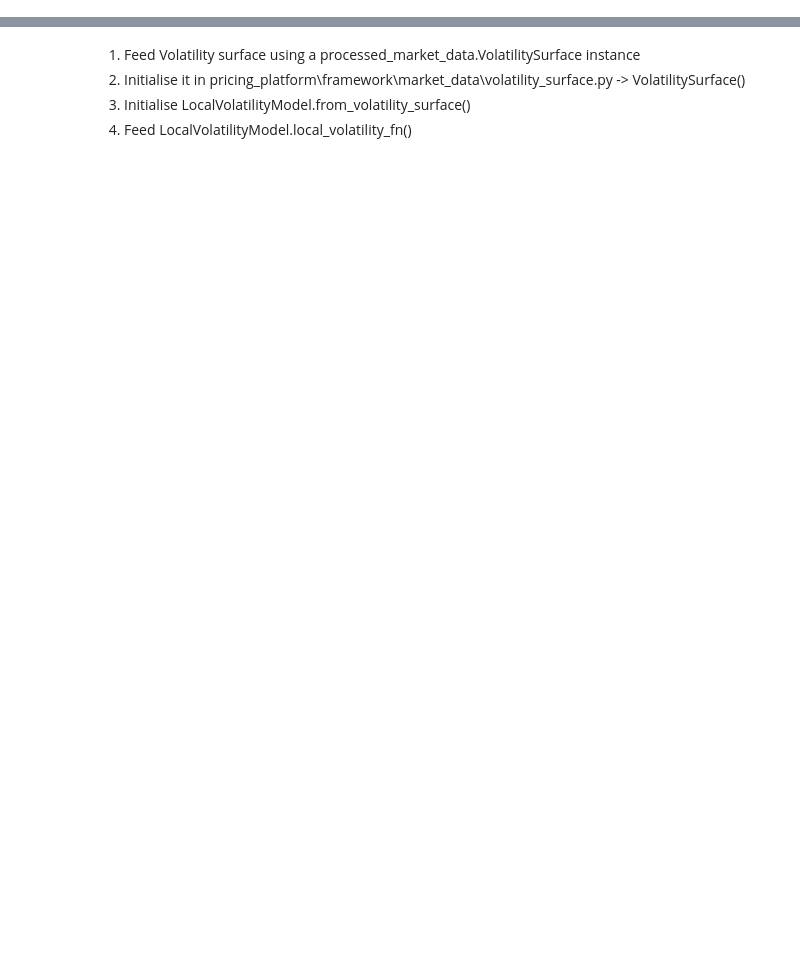
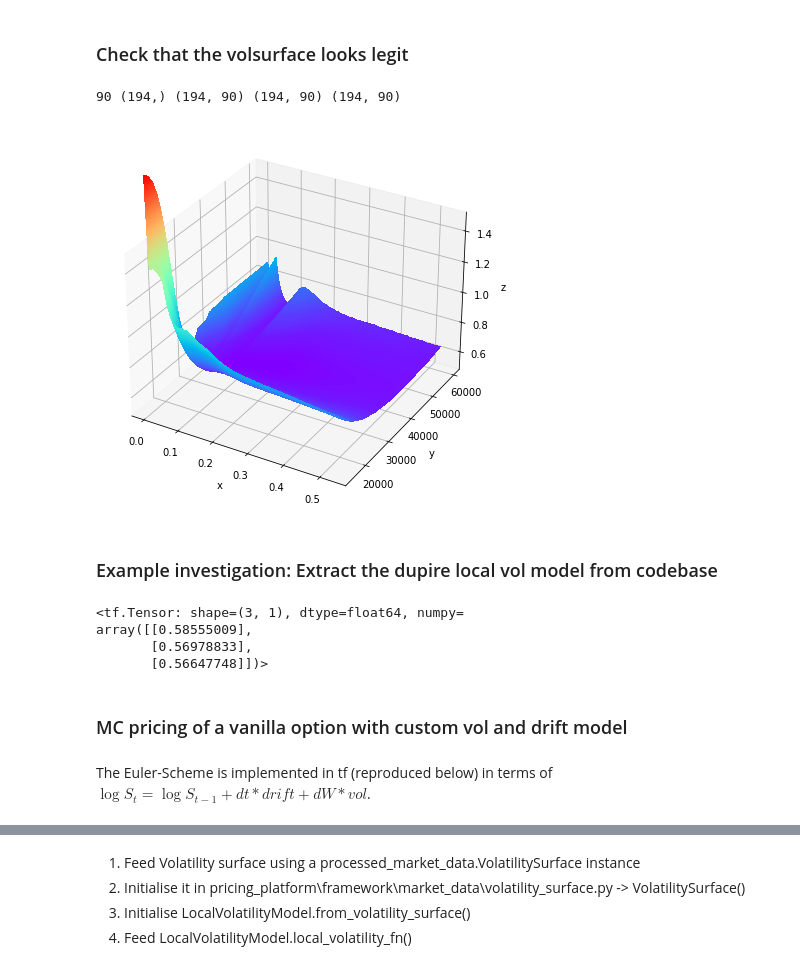
Before and after one commit to stocktiger/tf-quant-finance, a Jupyter notebook: tf_quant_finance/examples/jupyter_notebooks/!Testing.ipynb, the cells around one changed output, grey strips where cells are left out. Cells and saved outputs as stored; diff of their text form; code cells hidden in the pictures; blank space fills up the shorter version.

Commit message:
Upload the example testing notebook

```diff
--- a/tf_quant_finance/examples/jupyter_notebooks/!Testing.ipynb
+++ b/tf_quant_finance/examples/jupyter_notebooks/!Testing.ipynb
@@ -169,0 +197,22 @@ TypeError: local_volatility_fn() takes 1 positional argument but 3 were given
+# %% [markdown]
+### Check that the volsurface looks legit
+# %%
+import plotly.graph_objects as go
+t = expiry_times.numpy().reshape(-1)
+zz = input_vols.reshape((-1, len(S)))
+xx, yy = np.meshgrid(S, t)
+
+plt.figure(figsize=(8,7))
+ax = plt.axes(projection='3d')
+print(len(S), t.shape, xx.shape, yy.shape, zz.shape)
+ax.contourf3D(yy, xx, zz, 300, cmap='rainbow')
+ax.set_xlabel('x')
+ax.set_ylabel('y')
+ax.set_zlabel('z')
+ax.set_zlim(0.5, 1.5)
+plt.show()
+# %% [output]
+90 (194,) (194, 90) (194, 90) (194, 90)
+[figure, added]
+# %% [markdown]
+### Example investigation: Extract the dupire local vol model from codebase
@@ -169,0 +252,33 @@ TypeError: local_volatility_fn() takes 1 positional argument but 3 were given
+# %%
+from tf_quant_finance.experimental.local_volatility import local_volatility_model
+
+dupire_local_volatility = local_volatility_model._dupire_local_volatility_iv
+
+# Query specific times and spots
+# if times.shape > spots.shape => ERROR (?)
+times = tf.convert_to_tensor([1/12], dtype=tf.float64)
+spots = tf.reshape(tf.convert_to_tensor([30000, 32000, 33000], dtype=tf.float64), [-1, 1])
+
+# Should remain constant
+initial_spot = tf.constant([[31600]], dtype=tf.float64)
+discount_factor_fn = lambda t: tf.math.exp(-0 * t)
+dividend_yield = [0.]
+
+# Looks like all the spot/strike inputs in non-log terms
+# -> Double checks
+# Query function
+dupire_local_volatility(times,
+                        spots,
+                        initial_spot,
+                        volsurface.volatility,
+                        discount_factor_fn,
+                        dividend_yield)
+# %% [output]
+<tf.Tensor: shape=(3, 1), dtype=float64, numpy=
+array([[0.58555009],
+       [0.56978833],
+       [0.56647748]])>
+# %% [markdown]
+### MC pricing of a vanilla option with custom vol and drift model
+# %% [markdown]
+The Euler-Scheme is implemented in tf (reproduced below) in terms of $\log S_t = \log S_{t-1} + dt * drift + dW * vol$.
```
Also changed, not shown: parts of 25 cells of this notebook.
